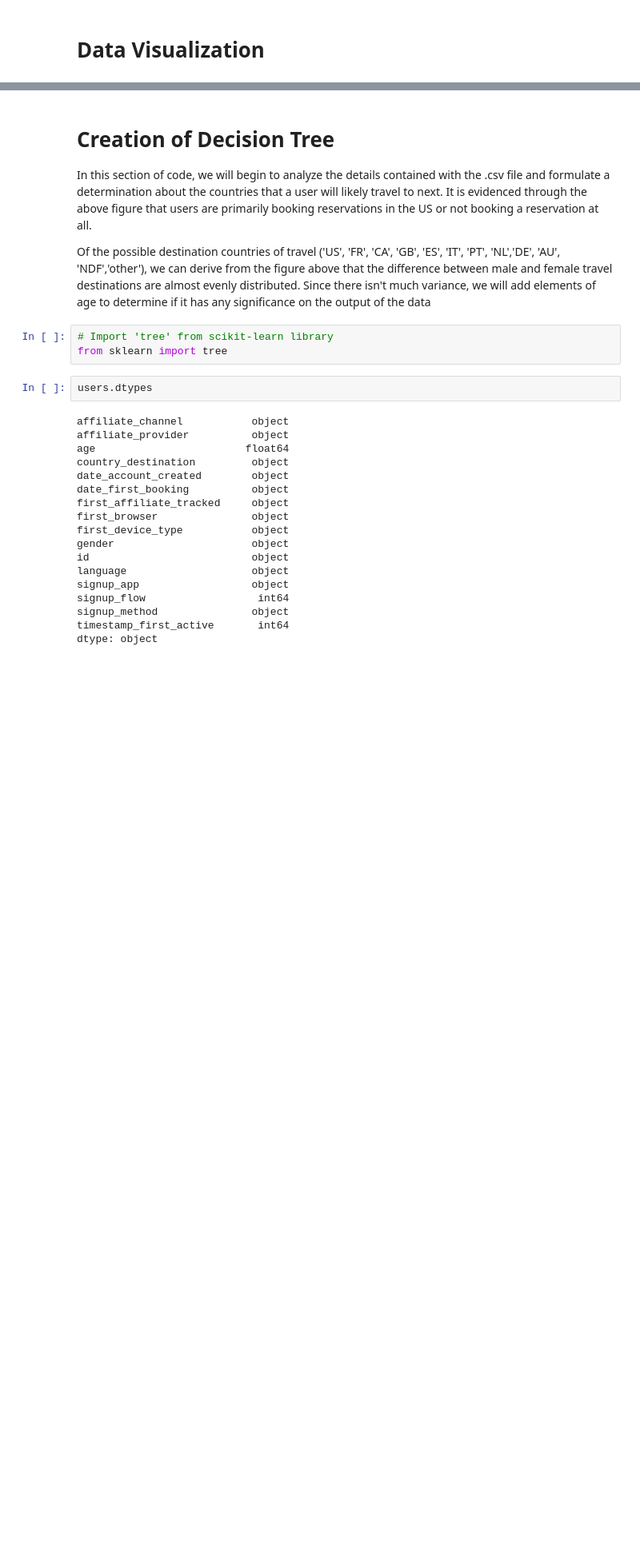
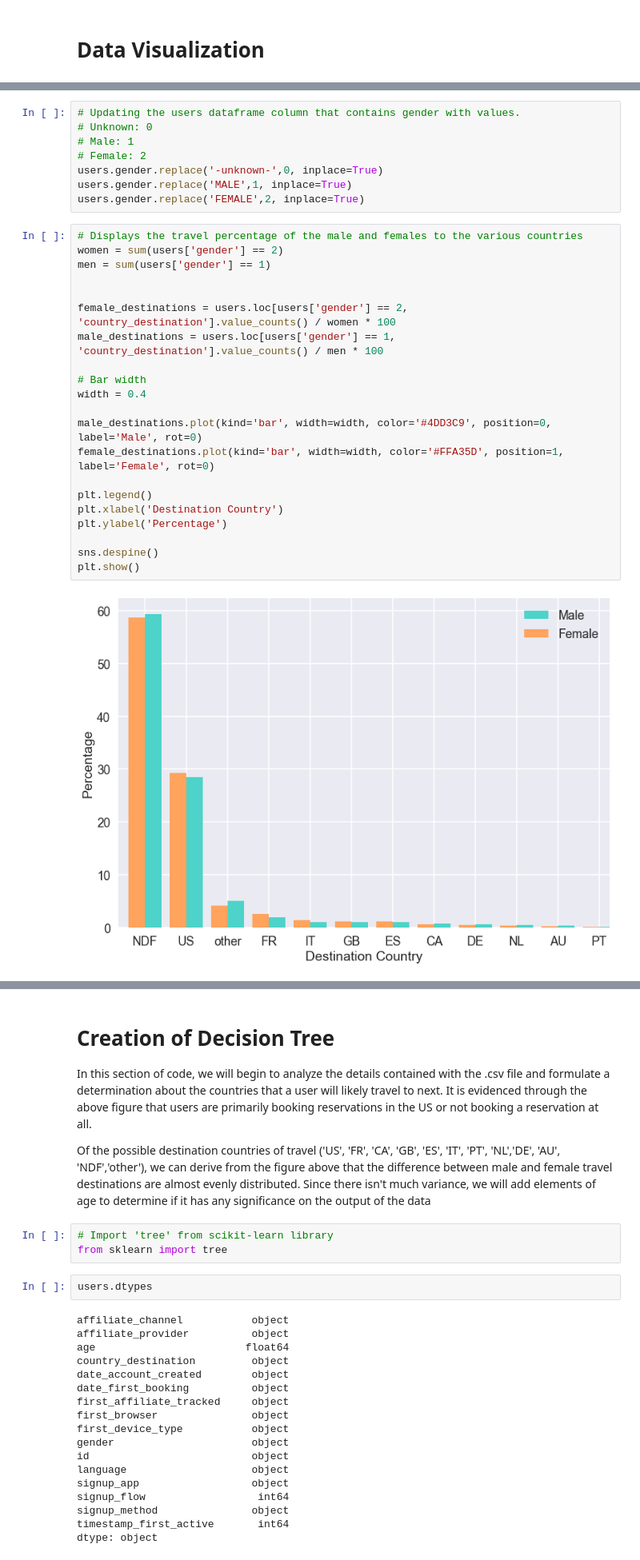
Before and after one commit to ttran48/Airbnb-Predictive-Analysis, a Jupyter notebook: Airbnb New User Bookings.ipynb, the cells around one changed output, grey strips where cells are left out. Shown: that part at 80% size. Drawn from its saved outputs; the diff is of its cells as text; blank space fills up the shorter version.

```diff
--- a/Airbnb New User Bookings.ipynb
+++ b/Airbnb New User Bookings.ipynb
@@ -241,0 +298,31 @@ We believe that these unseen characteristics(age, gender, timestamp first active
+# %%
+# Updating the users dataframe column that contains gender with values.
+# Unknown: 0
+# Male: 1
+# Female: 2
+users.gender.replace('-unknown-',0, inplace=True)
+users.gender.replace('MALE',1, inplace=True)
+users.gender.replace('FEMALE',2, inplace=True)
+# %%
+# Displays the travel percentage of the male and females to the various countries
+women = sum(users['gender'] == 2)
+men = sum(users['gender'] == 1)
+
+
+female_destinations = users.loc[users['gender'] == 2, 'country_destination'].value_counts() / women * 100
+male_destinations = users.loc[users['gender'] == 1, 'country_destination'].value_counts() / men * 100
+
+# Bar width
+width = 0.4
+
+male_destinations.plot(kind='bar', width=width, color='#4DD3C9', position=0, label='Male', rot=0)
+female_destinations.plot(kind='bar', width=width, color='#FFA35D', position=1, label='Female', rot=0)
+
+plt.legend()
+plt.xlabel('Destination Country')
+plt.ylabel('Percentage')
+
+sns.despine()
+plt.show()
+# %% [output]
+[figure, added]
```
Also changed, not shown: parts of 26 cells of this notebook.
